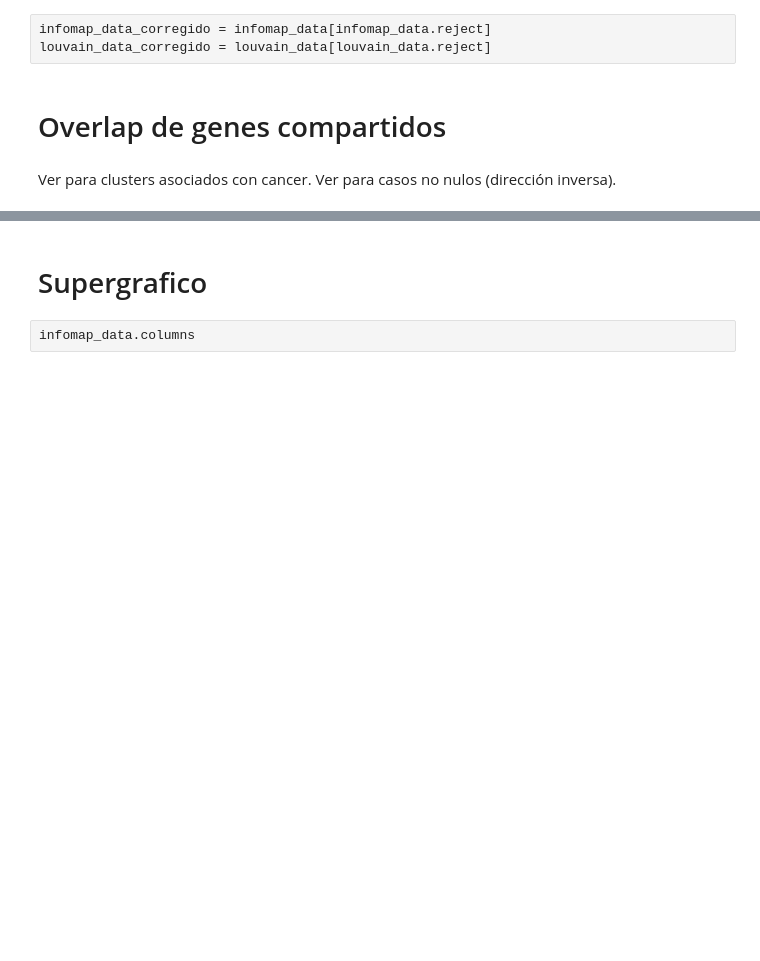
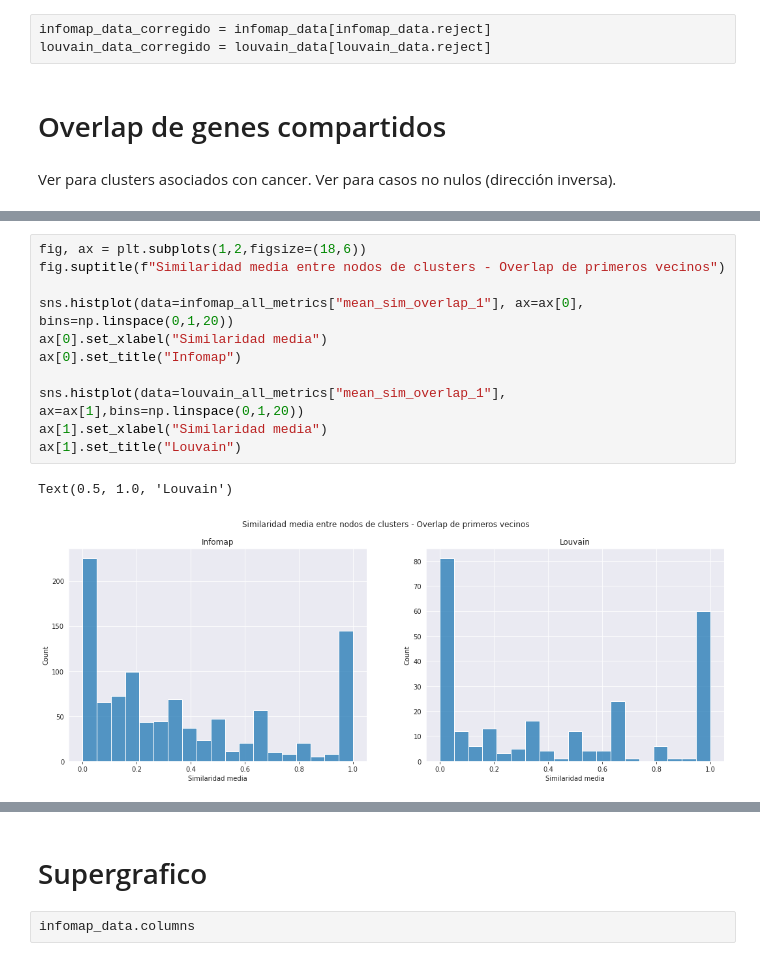
Before and after one commit to ingridheuer/gcnn_gdas, a Jupyter notebook: exploration/notebooks/network_analysis/jaccard_gene_metric.ipynb, the cells around one changed output, grey strips where cells are left out. Cells and saved outputs as stored; diff of their text form; blank space fills up the shorter version.

```diff
--- a/exploration/notebooks/network_analysis/jaccard_gene_metric.ipynb
+++ b/exploration/notebooks/network_analysis/jaccard_gene_metric.ipynb
@@ -131,0 +132,14 @@ Text(0.5, 1.0, 'Louvain')
+# %%
+fig, ax = plt.subplots(1,2,figsize=(18,6))
+fig.suptitle(f"Similaridad media entre nodos de clusters - Overlap de primeros vecinos")
+
+sns.histplot(data=infomap_all_metrics["mean_sim_overlap_1"], ax=ax[0], bins=np.linspace(0,1,20))
+ax[0].set_xlabel("Similaridad media")
+ax[0].set_title("Infomap")
+
+sns.histplot(data=louvain_all_metrics["mean_sim_overlap_1"], ax=ax[1],bins=np.linspace(0,1,20))
+ax[1].set_xlabel("Similaridad media")
+ax[1].set_title("Louvain")
+# %% [output]
+Text(0.5, 1.0, 'Louvain')
+[figure, added]
```
Also changed, not shown: parts of 14 cells of this notebook, 9 other files.
